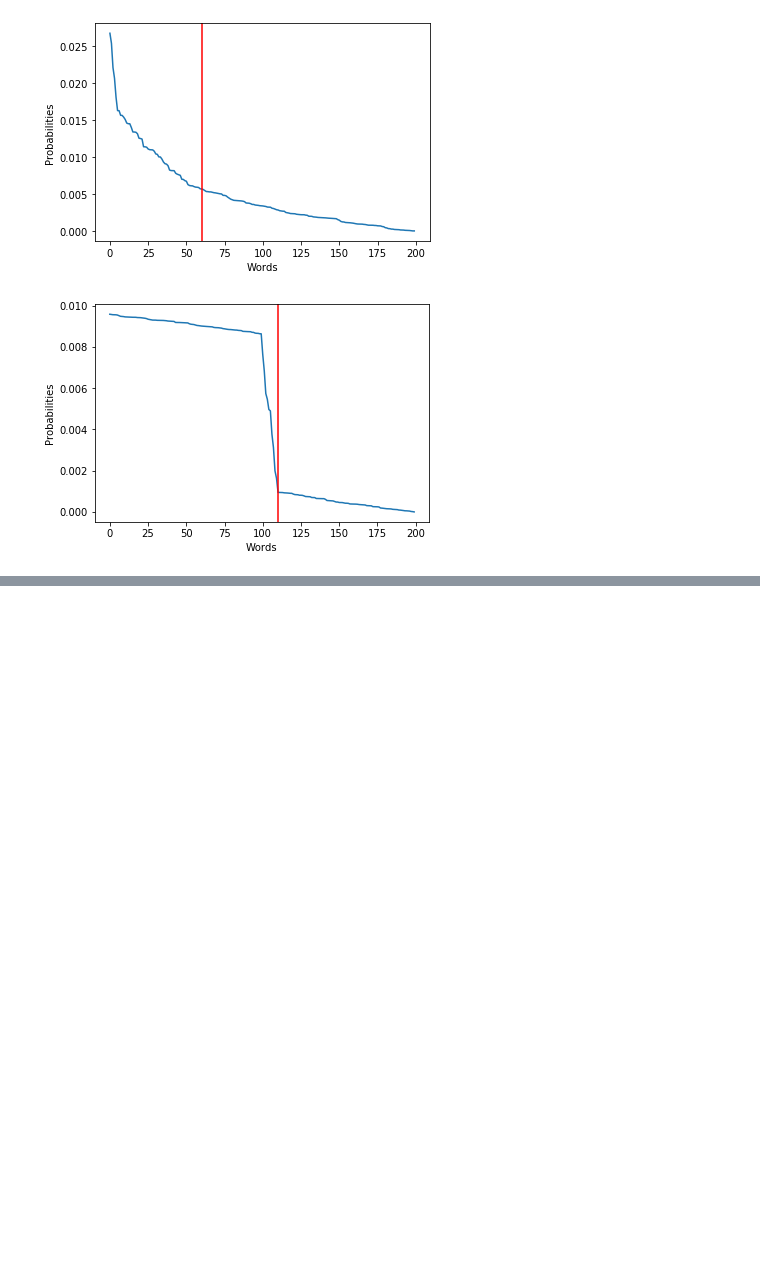
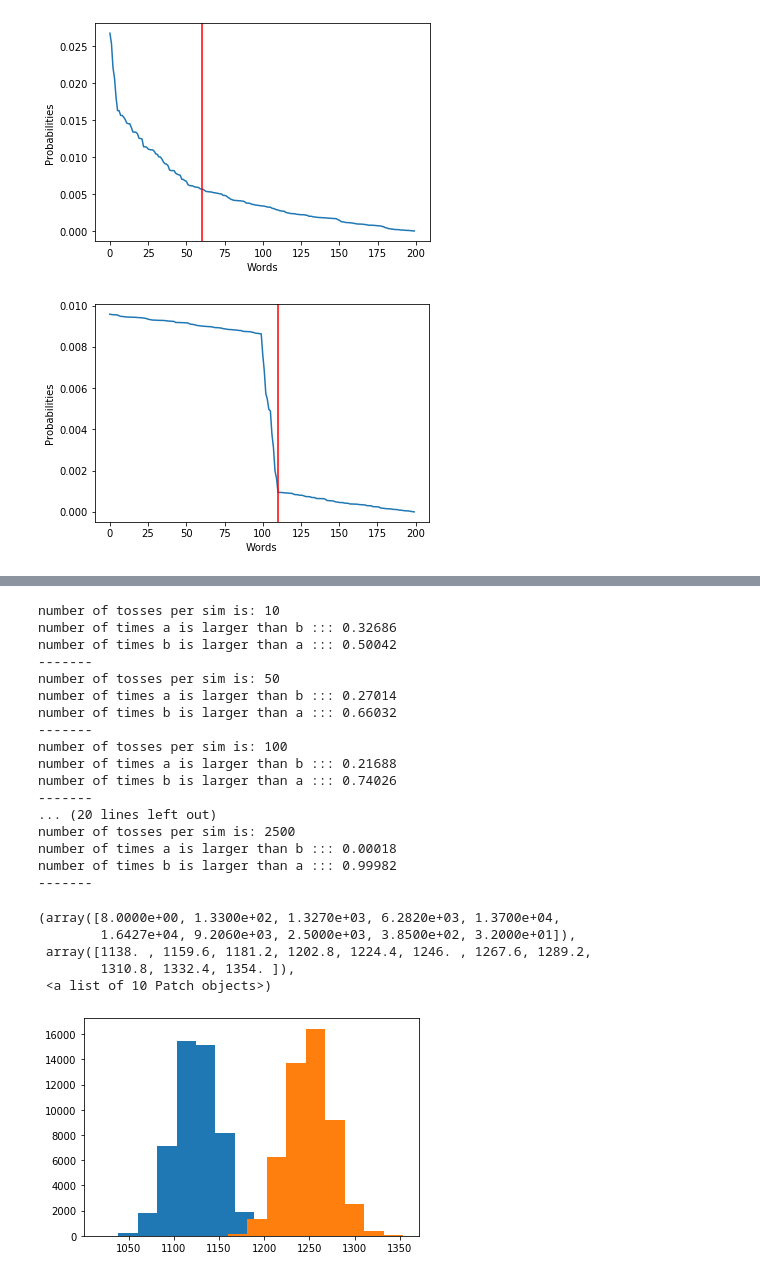
Before and after one commit to TrentBrick/tail-sampling, a Jupyter notebook: BlogPostFigures.ipynb, the cells around one changed output, grey strips where cells are left out. Saved outputs shown, nothing was run; the diff lists cells and outputs as text; code cells hidden in the pictures; blank space fills up the shorter version.

```diff
--- a/BlogPostFigures.ipynb
+++ b/BlogPostFigures.ipynb
@@ -32,0 +37,43 @@ plt.gcf().savefig('ImageOutputs/UniformDropOff.png', dpi=250)
+# %%
+tosses = [10, 50, 100, 200, 500, 1000, 1500, 2000, 2500]
+n_sims = 50000
+
+a_prob = 0.55
+b_prob = 0.50
+res = []
+
+for t in tosses:
+    print('number of tosses per sim is:', t)
+    a = (np.random.uniform(0,1,(n_sims, t))>a_prob).sum(axis=1)
+    # given the signal we want
+    b = (np.random.uniform(0,1,(n_sims, t))>b_prob).sum(axis=1)
+    res.append(np.array([(a>b).sum(), (a<b).sum(), (a==b).sum()] )  )
+    print('number of times a is larger than b :::', (a>b).sum() / n_sims)
+    print('number of times b is larger than a :::', (a<b).sum() / n_sims)
+    print('-------')
+
+res = np.asarray(res) / n_sims
+# %% [output]
+number of tosses per sim is: 10
+number of times a is larger than b ::: 0.32686
+number of times b is larger than a ::: 0.50042
+-------
+number of tosses per sim is: 50
+number of times a is larger than b ::: 0.27014
+number of times b is larger than a ::: 0.66032
+-------
+number of tosses per sim is: 100
+number of times a is larger than b ::: 0.21688
+number of times b is larger than a ::: 0.74026
+-------
+... (20 lines left out)
+number of tosses per sim is: 2500
+number of times a is larger than b ::: 0.00018
+number of times b is larger than a ::: 0.99982
+-------
+(array([8.0000e+00, 1.3300e+02, 1.3270e+03, 6.2820e+03, 1.3700e+04,
+        1.6427e+04, 9.2060e+03, 2.5000e+03, 3.8500e+02, 3.2000e+01]),
+ array([1138. , 1159.6, 1181.2, 1202.8, 1224.4, 1246. , 1267.6, 1289.2,
+        1310.8, 1332.4, 1354. ]),
+ <a list of 10 Patch objects>)
+[figure, added]
```
Also changed, not shown: parts of 8 cells of this notebook, 12 other files.
